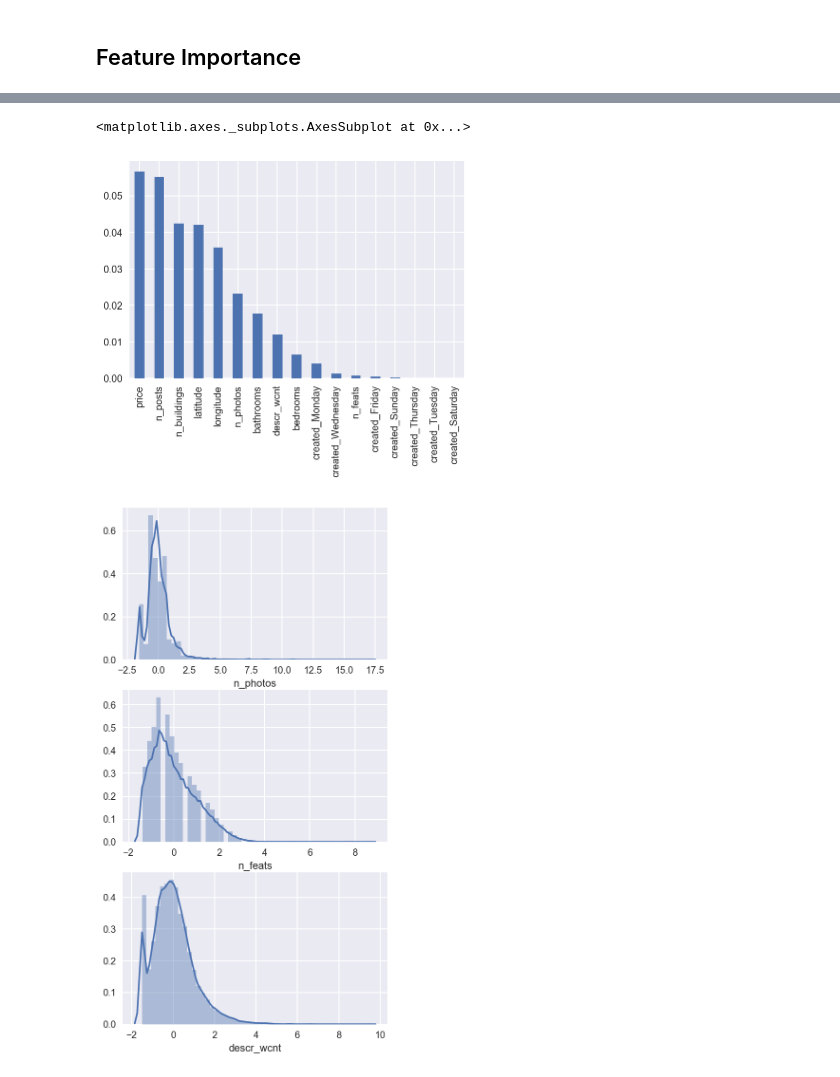
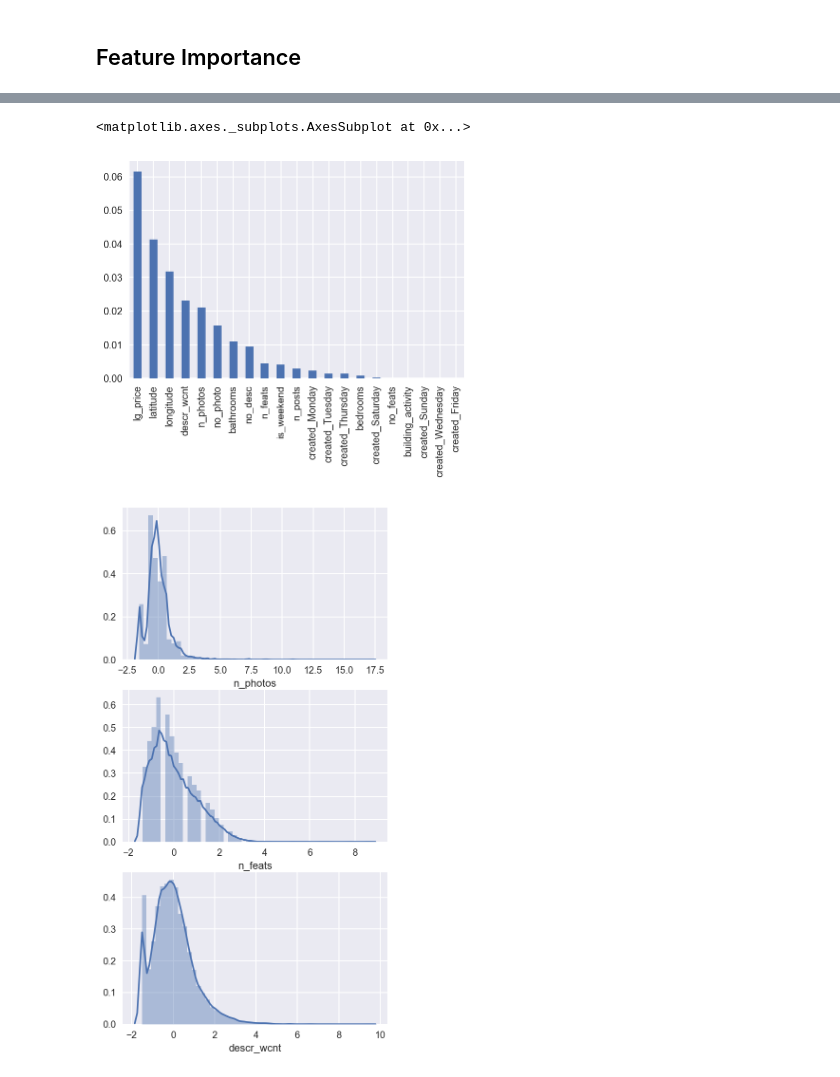
Before and after one commit to mdlynch37/kaggle-rental-interest, a Jupyter notebook: Executable/Main.ipynb, the cells around one changed output, grey strips where cells are left out. Drawn from its saved outputs; the diff is of its cells as text; code cells hidden in the pictures.

```diff
--- a/Executable/Main.ipynb
+++ b/Executable/Main.ipynb
@@ -743,3 +769,15 @@ plt.show()
 day_name chi2 p-val = 0.0000 (rounded)
 month chi2 p-val = 0.3784 (rounded)
 [figure]
+# %%
+columns = [
+    'created_Friday',
+    'created_Monday',
+    'created_Saturday',
+    'created_Sunday',
+    'created_Thursday',
+    'created_Tuesday',
+    'created_Wednesday']
+
+days = pd.DataFrame(DayBinarizer().fit_transform(df.created),
+                    columns=columns)
@@ -1027,18 +1067,19 @@ from datamap_pipe import *
 # %%
 df = read_rental_interest(DF_TRAIN_PKL)
 
 X, y = df.drop('interest_level', axis=1), df.interest_level
 
-X = pipe.fit_transform(X)
+X_ = feature_prep(X)
+X_ = extractor.fit_transform(X_)
 
 discrete_features = [5]  # for boolean is_weekend
-info = mutual_info_classif(X, y, discrete_features=discrete_features,
+info = mutual_info_classif(X_, y, discrete_features=discrete_features,
                            random_state=SEED)
-mi = pd.Series(info, index=X.columns).sort_values(ascending=False)
+mi = pd.Series(info, index=columns).sort_values(ascending=False)
 mi.plot('bar')
 # %% [output]
 <matplotlib.axes._subplots.AxesSubplot at 0x...>
-[figure, old version]
+[figure, new version]
 # %%
 fig, axs = plt.subplots(nrows=3, figsize=(5, 10))
 
```
Also changed, not shown: parts of 43 cells of this notebook, 9 other files.
